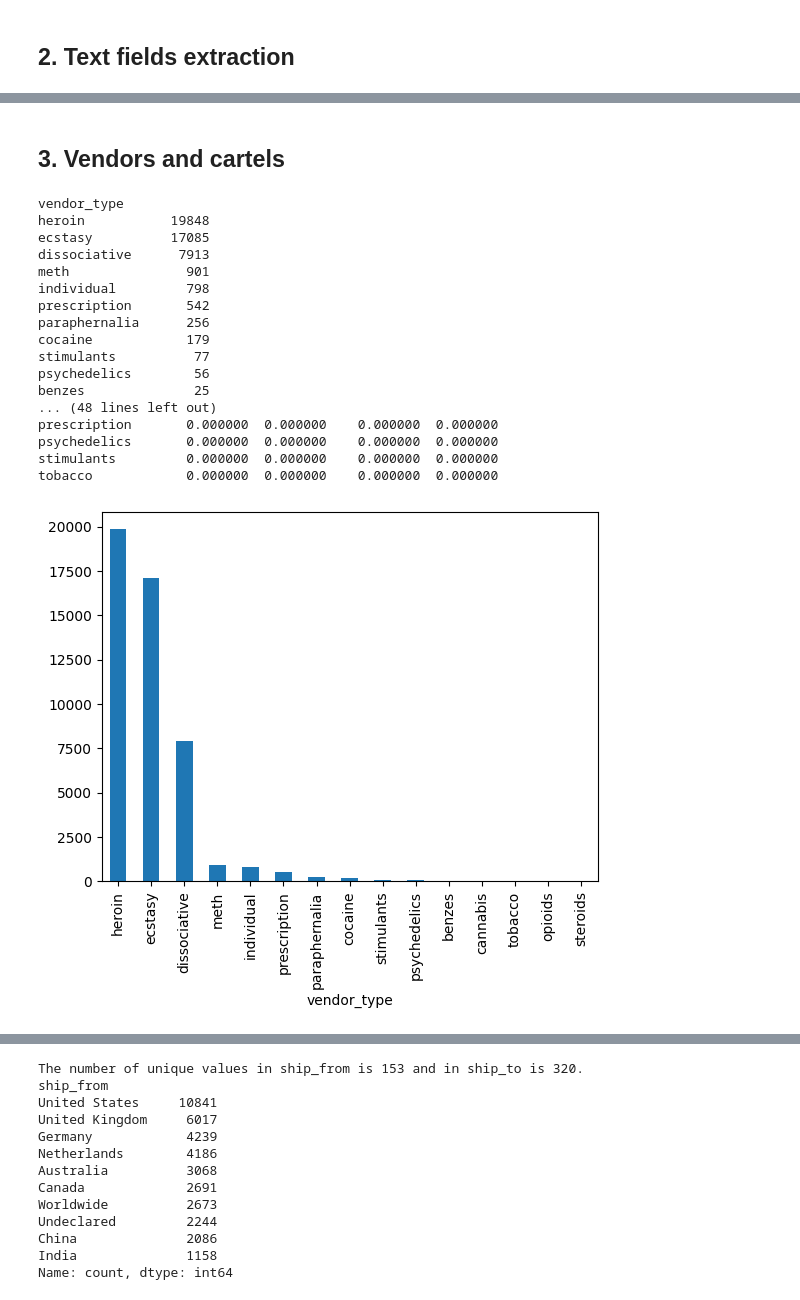
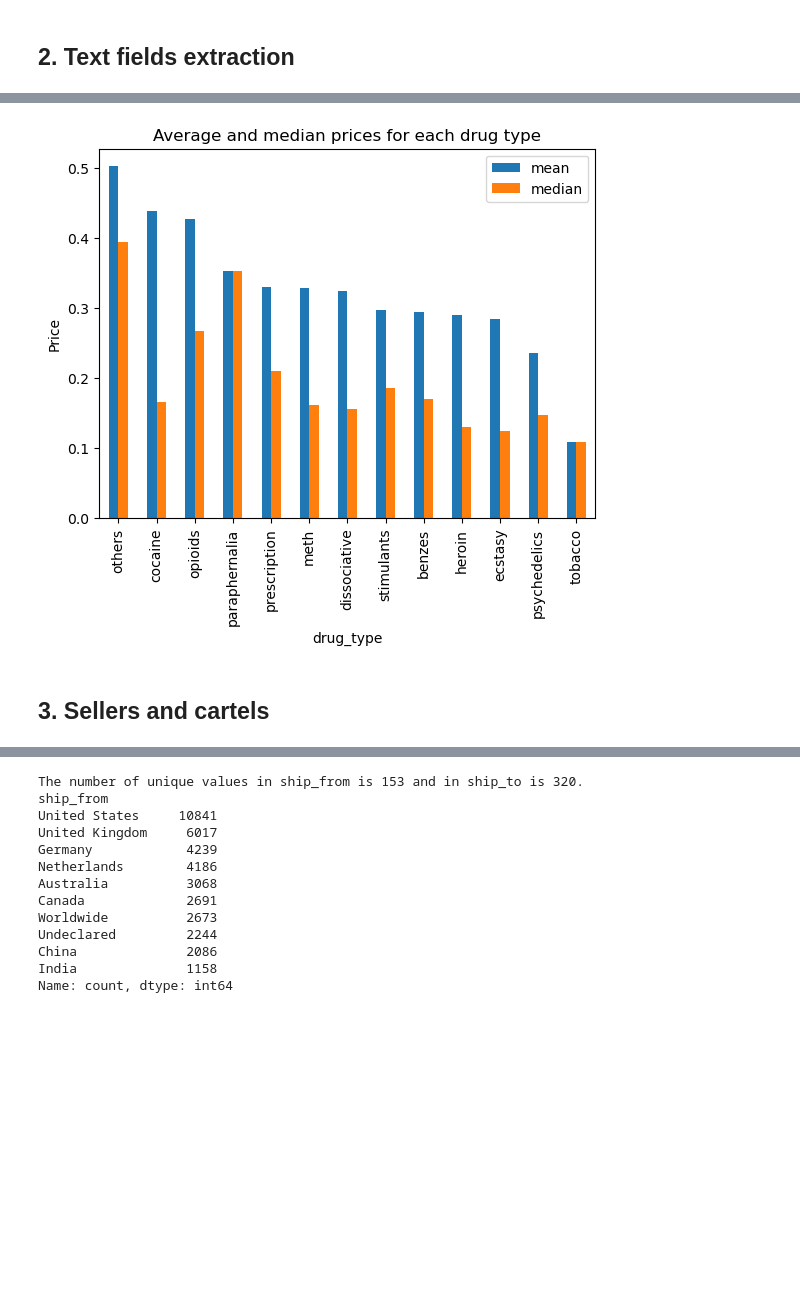
Before and after one commit to davide-beltrame/cybercrime-aho, a Jupyter notebook: main.ipynb, the cells around one changed output, grey strips where cells are left out. Saved outputs shown, nothing was run; the diff lists cells and outputs as text; code cells hidden in the pictures; blank space fills up the shorter version.

Commit message:
sellers and shipping

```diff
--- a/main.ipynb
+++ b/main.ipynb
@@ -588,0 +656,13 @@ Text(0.5, 1.0, 'Number of rows for each drug category')
+# %%
+# we do the same for the df_final dataframe
+
+# we create a new column called "drug_category" and assign the value "others" to it
+df_final['drug_type'] = 'others'
+
+# we iterate over the dictionary and assign the key to the rows that contain the corresponding values in product_title and product_description
+for drug, synonyms in drug_synonyms.items():
+    df_final.loc[df_final['product_title'].str.contains('|'.join(synonyms), case=False), 'drug_type'] = drug
+    df_final.loc[df_final['product_description'].str.contains('|'.join(synonyms), case=False), 'drug_type'] = drug
+
+# we print the number of rows for each drug category
+print(df_final['drug_type'].value_counts())
@@ -589,44 +704,10 @@ Text(0.5, 1.0, 'Number of rows for each drug category')
+# %%
+# let's plot the averages and medians
+df_final.groupby('drug_type')['price'].agg(['mean', 'median']).sort_values(by='mean', ascending=False).plot(kind='bar')
+plt.title('Average and median prices for each drug type')
+plt.ylabel('Price')
+plt.show()
+# %% [output]
+[figure, added]
 # %% [markdown]
-## 3. Vendors and cartels
+## 3. Sellers and cartels
-# %%
-# we now analyse vendors and possible cartels
-# we have columns for ship_from, ship_to and seller, but we also consider the previous insights on drug categories
-
-# we create a new column called "vendor_type" and assign the value "individual" to it
-df_wmv['vendor_type'] = 'individual'
-
-# we iterate over the dictionary and assign the key to the rows that contain the corresponding values in ship_from, ship_to and seller
-for drug, synonyms in drug_synonyms.items():
-    df_wmv.loc[df_wmv['ship_from'].str.contains('|'.join(synonyms), case=False), 'vendor_type'] = drug
-    df_wmv.loc[df_wmv['ship_to'].str.contains('|'.join(synonyms), case=False), 'vendor_type'] = drug
-    df_wmv.loc[df_wmv['seller'].str.contains('|'.join(synonyms), case=False), 'vendor_type'] = drug
-
-# we print the number of rows for each vendor type
-print(df_wmv['vendor_type'].value_counts())
-
-# we plot the number of rows for each vendor type
-df_wmv['vendor_type'].value_counts().plot(kind='bar')
-
-# we now analyse the relationship between drug categories and vendor types
-# we create a crosstab and normalize it by the index
-crosstab = pd.crosstab(df_wmv['drug_category'], df_wmv['vendor_type'], normalize='index')
-print(crosstab)
-# %% [output]
-vendor_type
-heroin           19848
-ecstasy          17085
-dissociative      7913
-meth               901
-individual         798
-prescription       542
-paraphernalia      256
-cocaine            179
-stimulants          77
-psychedelics        56
-benzes              25
-... (48 lines left out)
-prescription       0.000000  0.000000    0.000000  0.000000
-psychedelics       0.000000  0.000000    0.000000  0.000000
-stimulants         0.000000  0.000000    0.000000  0.000000
-tobacco            0.000000  0.000000    0.000000  0.000000
-[figure, removed]
```
Also changed, not shown: parts of 35 cells of this notebook.
